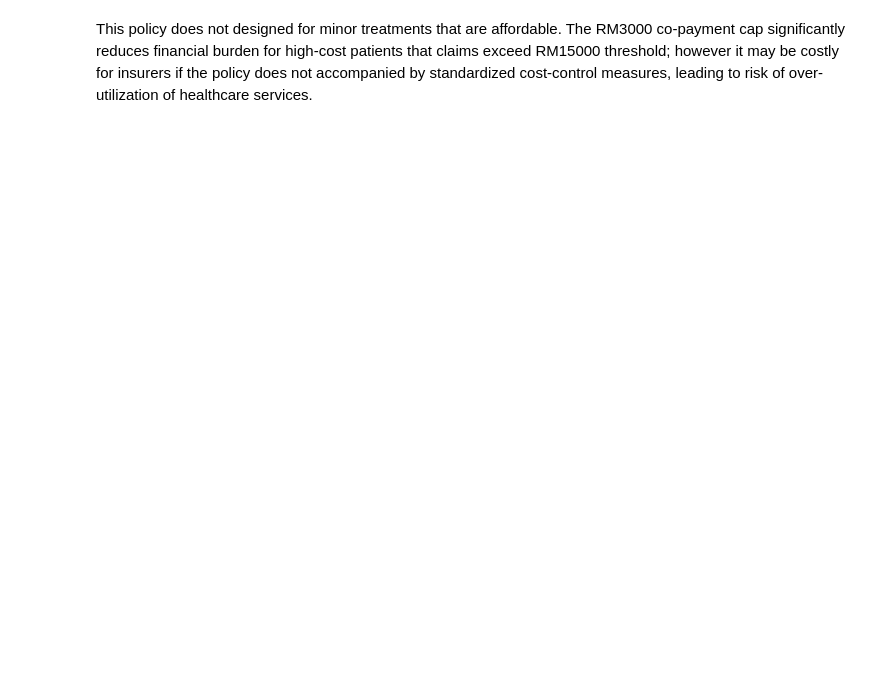
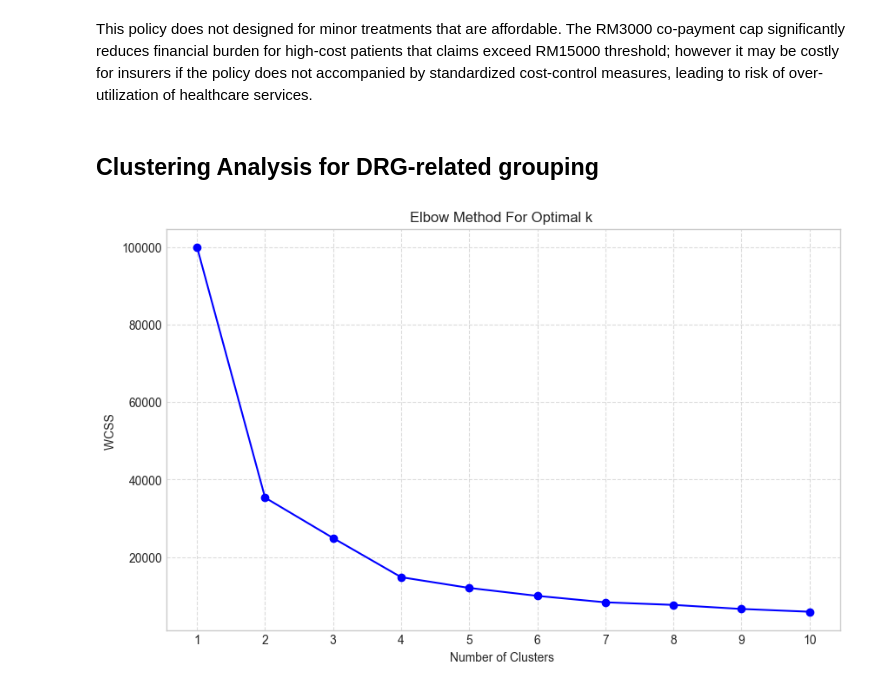
Before and after one commit to RuiZhe2004/dk_yet_umact_hackathon, a Jupyter notebook: Data_Preprocessing_&_Analytics.ipynb, the cells around one changed output. Drawn from its saved outputs; the diff is of its cells as text; code cells hidden in the pictures; blank space fills up the shorter version.

```diff
--- a/Data_Preprocessing_&_Analytics.ipynb
+++ b/Data_Preprocessing_&_Analytics.ipynb
@@ -316,2 +318,4 @@ plt.show()
 # %% [markdown]
 This policy does not designed for minor treatments that are affordable. The RM3000 co-payment cap significantly reduces financial burden for high-cost patients that claims exceed RM15000 threshold; however it may be costly for insurers if the policy does not accompanied by standardized cost-control measures, leading to risk of over-utilization of healthcare services.
+# %% [markdown]
+## **Clustering Analysis for DRG-related grouping**
@@ -317,0 +328,29 @@ This policy does not designed for minor treatments that are affordable. The RM30
+# %%
+cluster_features = ['chronic_conditions', 'doctor_fees', 'hospital_charges',
+                    'investigation_cost', 'medication_cost']
+# %%
+# standardize
+X = df[cluster_features].copy()
+X = X.fillna(X.median())
+scaler = StandardScaler()
+X_scaled = scaler.fit_transform(X)
+# %%
+# elbow point method to determine optimal k
+wcss = []
+k_range = range(1, 11)
+
+for k in k_range:
+    kmeans = KMeans(n_clusters=k, random_state=42)
+    kmeans.fit(X_scaled)
+    wcss.append(kmeans.inertia_)
+
+plt.figure(figsize=(10, 6))
+plt.plot(k_range, wcss, marker='o', linestyle='-', color='b')
+
+plt.title('Elbow Method For Optimal k ')
+plt.xlabel('Number of Clusters ')
+plt.ylabel('WCSS ')
+plt.xticks(k_range)
+plt.grid(True, linestyle='--', alpha=0.7)
+# %% [output]
+[figure, added]
```
Also changed, not shown: parts of 11 cells of this notebook.
